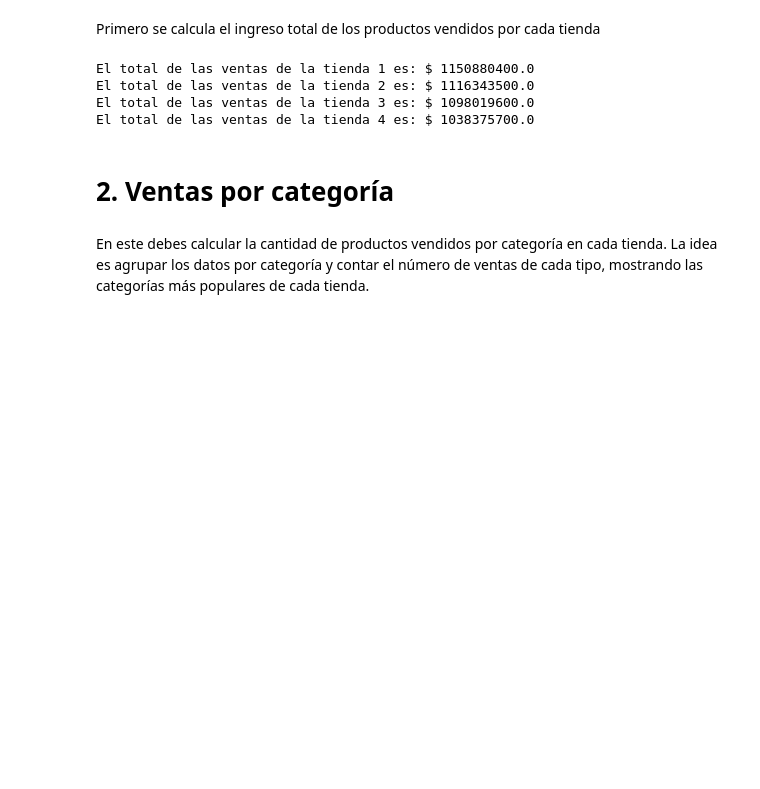
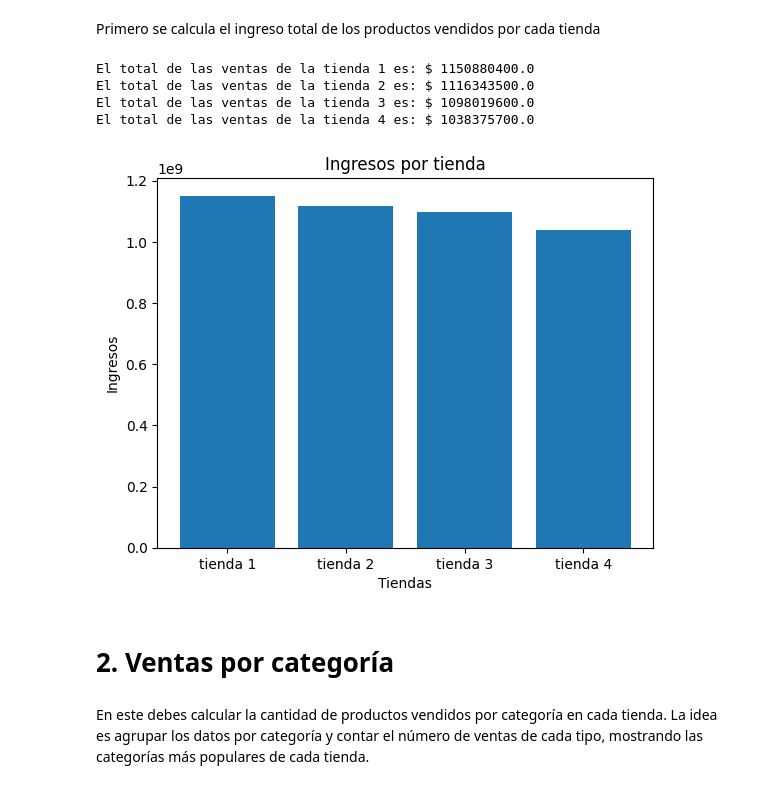
Before and after one commit to veterydaisy/AluraStore, a Jupyter notebook: AluraStoreLatam.ipynb, the cells around one changed output. Cells and saved outputs as stored; diff of their text form; code cells hidden in the pictures; blank space fills up the shorter version.

Commit message:
Se creó con Colab.creando grafico de barras para el total de ventas por tienda

```diff
--- a/AluraStoreLatam.ipynb
+++ b/AluraStoreLatam.ipynb
@@ -52,6 +52,19 @@ El total de las ventas de la tienda 1 es: $ 1150880400.0
 El total de las ventas de la tienda 2 es: $ 1116343500.0
 El total de las ventas de la tienda 3 es: $ 1098019600.0
 El total de las ventas de la tienda 4 es: $ 1038375700.0
+# %%
+#creando listas para el grafico
+
+tiendas = ['tienda 1', 'tienda 2', 'tienda 3', 'tienda 4']
+ingresos = [total_ventas_tienda_1, total_ventas_tienda_2, total_ventas_tienda_3, total_ventas_tienda_4]
+
+plt.bar(tiendas, ingresos)
+plt.xlabel('Tiendas')
+plt.ylabel('Ingresos')
+plt.title('Ingresos por tienda')
+plt.show()
+# %% [output]
+[figure, added]
 # %% [markdown]
 # 2. Ventas por categoría
 # %% [markdown]
```
